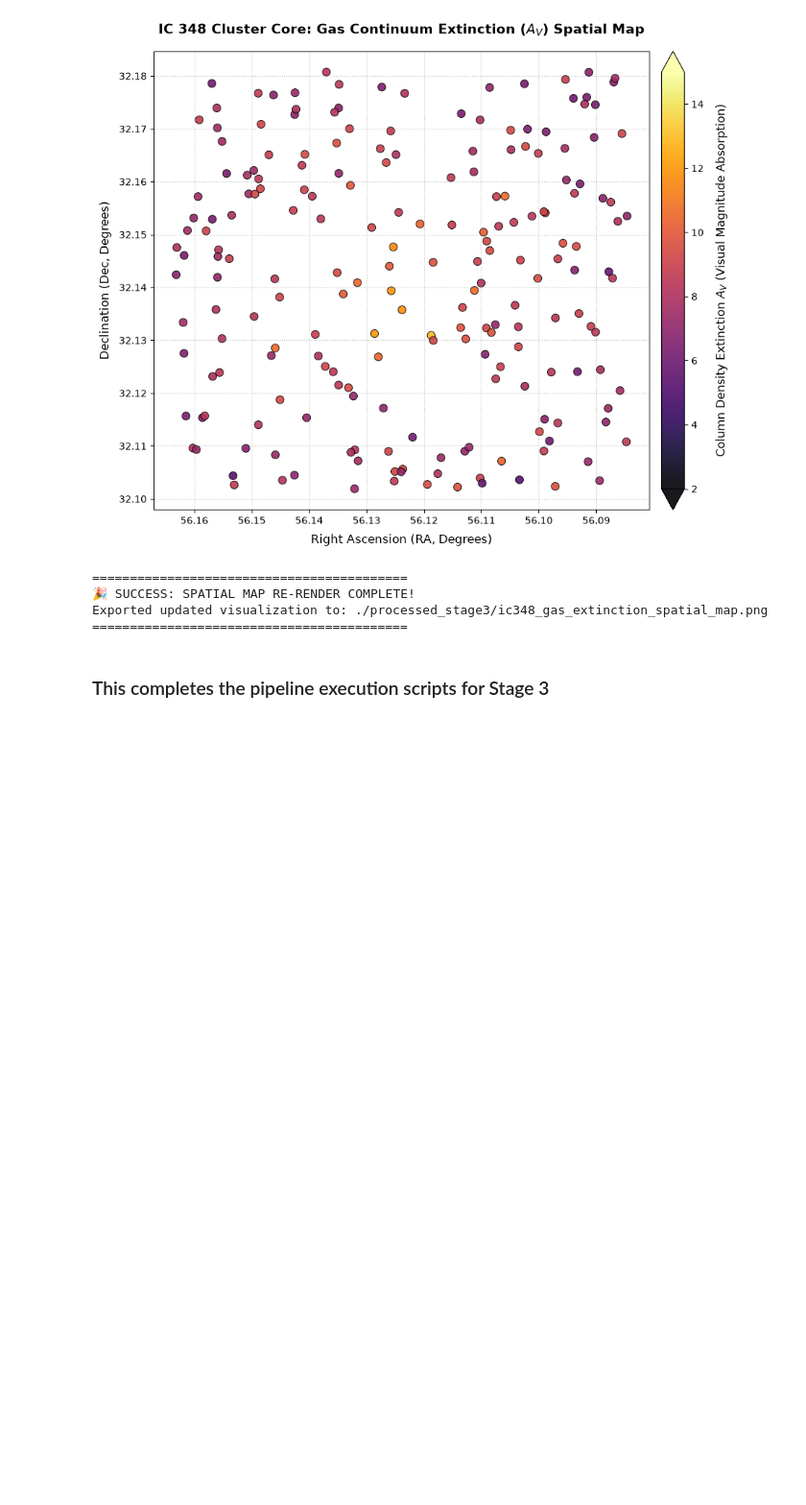
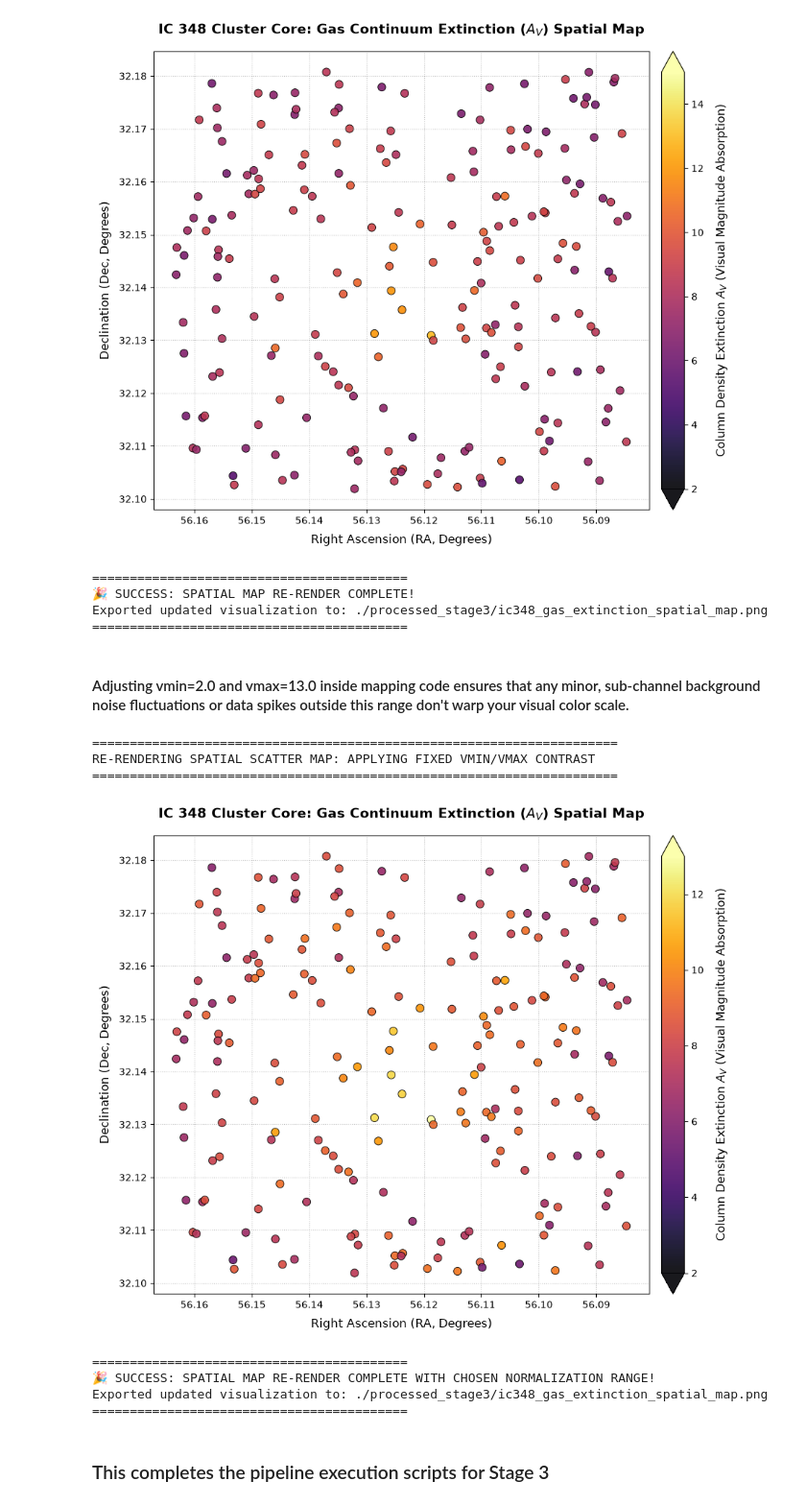
Before and after one commit to Kapranov/jwst-pipeline-brown-dwarf-candidates-ic348, a Jupyter notebook: 01_jwst_pipeline_master_execution.ipynb, the cells around one changed output. Shown at 96% size. Cells and saved outputs as stored; diff of their text form; code cells hidden in the pictures; blank space fills up the shorter version.

```diff
--- a/01_jwst_pipeline_master_execution.ipynb
+++ b/01_jwst_pipeline_master_execution.ipynb
@@ -474,5 +474,71 @@ RE-RENDERING SPATIAL SCATTER MAP: OPTIMIZING CONTRAST AND COLORBOUNDS
 🎉 SUCCESS: SPATIAL MAP RE-RENDER COMPLETE!
 Exported updated visualization to: ./processed_stage3/ic348_gas_extinction_spatial_map.png
 ==========================================
+# %% [markdown]
+#### Adjusting vmin=2.0 and vmax=13.0 inside mapping code ensures that any minor, sub-channel background noise fluctuations or data spikes outside this range don't warp your visual color scale.
+# %%
+import os
+import pandas as pd
+import matplotlib.pyplot as plt
+
+stage3_dir = "./processed_stage3/"
+extinction_catalog_path = os.path.join(stage3_dir, "ic348_gas_extinction_matrix.csv")
+
+print("======================================================================")
+print("RE-RENDERING SPATIAL SCATTER MAP: APPLYING FIXED VMIN/VMAX CONTRAST")
+print("======================================================================\n")
+
+if not os.path.exists(extinction_catalog_path):
+    print("❌ Render aborted: Calculate the gas extinction matrix file entry first.")
+else:
+    ext_data = pd.read_csv(extinction_catalog_path)
+
+    # Establish a high-resolution canvas
+    fig, ax = plt.subplots(figsize=(11, 8.5), facecolor='white')
+
+    # Render with 'inferno' using anchored normalization bounds
+    # Any target below 2.0 or above 15.0 magnitudes of absorption will safely clip to the scale edges
+    sc = ax.scatter(ext_data['RA_deg'], ext_data['Dec_deg'],
+                    c=ext_data['visual_extinction_Av'],
+                    cmap='inferno',
+                    vmin=2.0,
+                    vmax=13.0,
+                    s=65,
+                    edgecolor='black',
+                    linewidths=0.7,
+                    alpha=0.9)
+
+    # Configure the colorbar scales with explicit pointed extensions ('both') for clipped values
+    cb = plt.colorbar(sc, ax=ax, pad=0.02, extend='both')
+    cb.set_label(r"Column Density Extinction $A_V$ (Visual Magnitude Absorption)", fontsize=12, labelpad=12)
+    cb.ax.tick_params(labelsize=10)
+
+    # Format axes to strict right ascension telescope standards (RA decreases to the right)
+    ax.invert_xaxis()
+
+    # Polish labels, titles, and grid line alignments
+    ax.set_title("IC 348 Cluster Core: Gas Continuum Extinction ($A_V$) Spatial Map", fontsize=14, fontweight='bold', pad=18)
+    ax.set_xlabel("Right Ascension (RA, Degrees)", fontsize=12, labelpad=8)
+    ax.set_ylabel("Declination (Dec, Degrees)", fontsize=12, labelpad=8)
+    ax.grid(True, linestyle=':', alpha=0.5, color='gray')
+
+    # Save the polished graphic product directly back to Stage 3 paths
+    output_map_path = os.path.join(stage3_dir, "ic348_gas_extinction_spatial_map.png")
+    plt.savefig(output_map_path, bbox_inches='tight', dpi=300)
+    plt.show()
+
+    print("\n==========================================")
+    print("🎉 SUCCESS: SPATIAL MAP RE-RENDER COMPLETE WITH CHOSEN NORMALIZATION RANGE!")
+    print(f"Exported updated visualization to: {output_map_path}")
+    print("==========================================")
+# %% [output]
+======================================================================
+RE-RENDERING SPATIAL SCATTER MAP: APPLYING FIXED VMIN/VMAX CONTRAST
+======================================================================
+[figure, added]
+==========================================
+🎉 SUCCESS: SPATIAL MAP RE-RENDER COMPLETE WITH CHOSEN NORMALIZATION RANGE!
+Exported updated visualization to: ./processed_stage3/ic348_gas_extinction_spatial_map.png
+==========================================
 # %% [markdown]
 ### This completes the pipeline execution scripts for Stage 3
```
Also changed, not shown: parts of 1 cell of this notebook, 1 other file.
